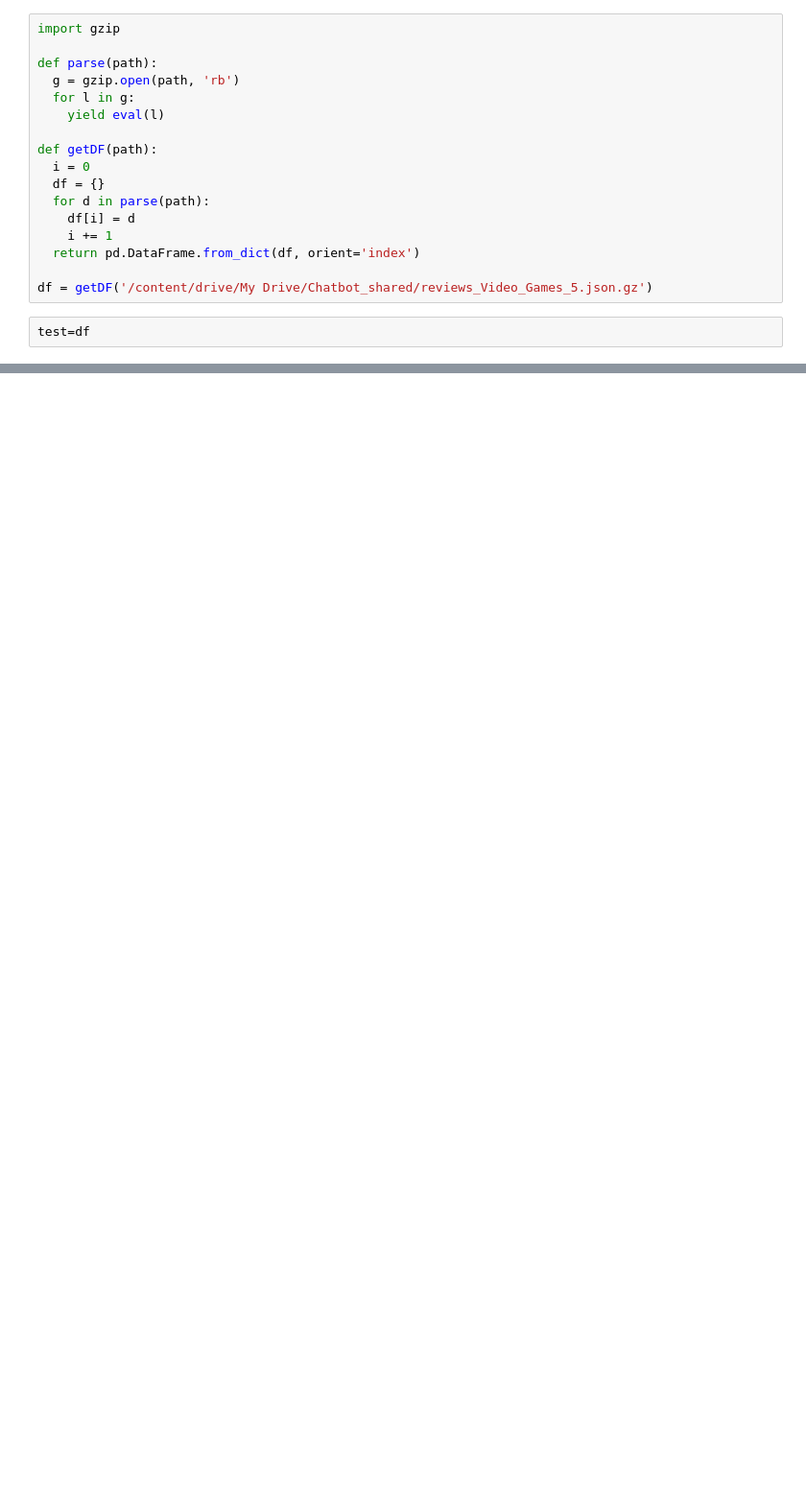
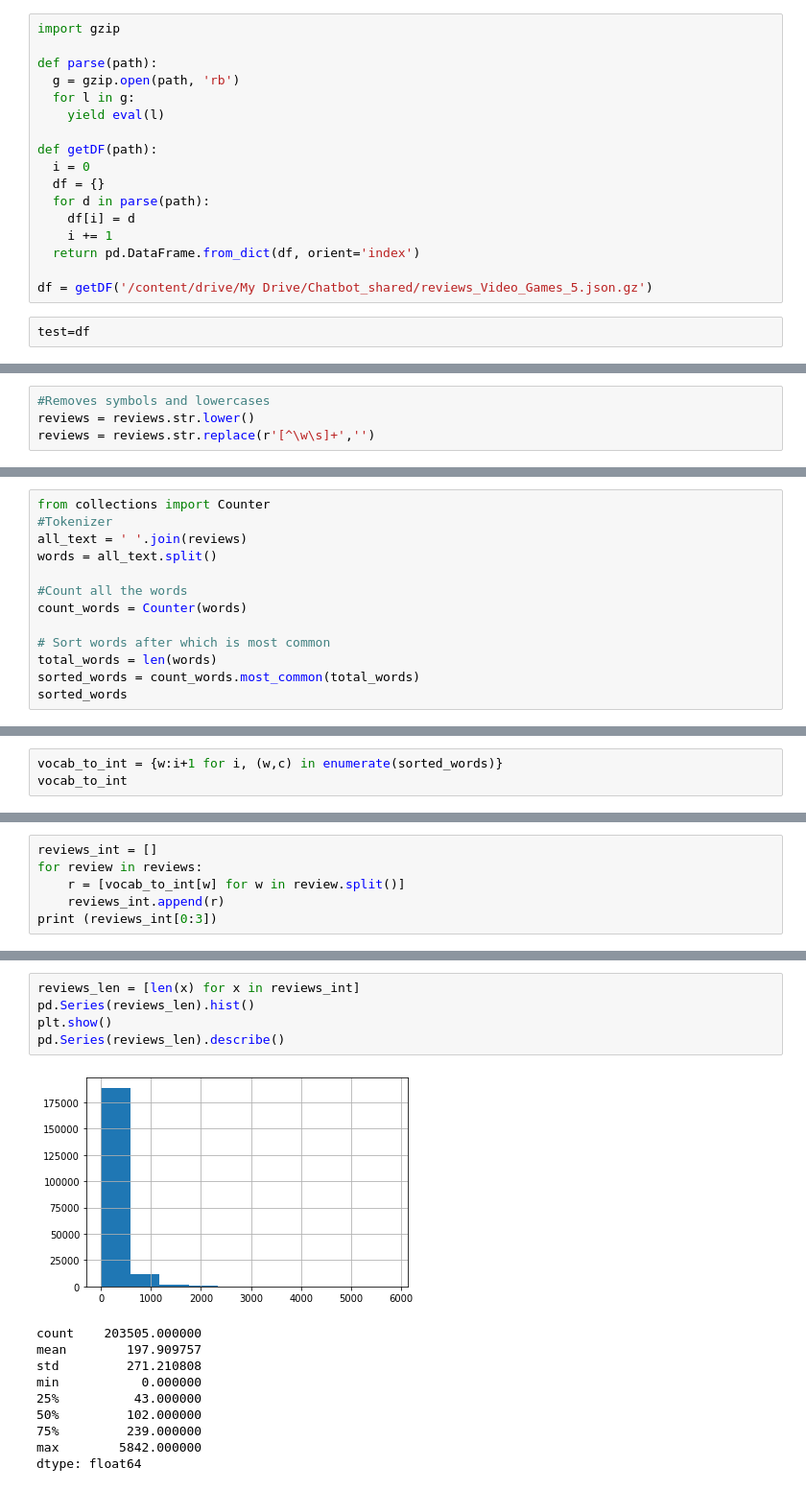
Before and after one commit to adsamaz/Chattbot, a Jupyter notebook: chatbot.ipynb, the cells around one changed output, grey strips where cells are left out. Shown: that part at 96% size. Saved outputs shown, nothing was run; the diff lists cells and outputs as text; blank space fills up the shorter version.

```diff
--- a/chatbot.ipynb
+++ b/chatbot.ipynb
@@ -244,0 +257,4 @@ test.get(['reviewText','overall'])
+# %%
+#Removes symbols and lowercases
+reviews = reviews.str.lower()
+reviews = reviews.str.replace(r'[^\w\s]+','')
@@ -244,0 +274,13 @@ test.get(['reviewText','overall'])
+# %%
+from collections import Counter
+#Tokenizer
+all_text = ' '.join(reviews)
+words = all_text.split()
+
+#Count all the words
+count_words = Counter(words)
+
+# Sort words after which is most common
+total_words = len(words)
+sorted_words = count_words.most_common(total_words)
+sorted_words
@@ -244,0 +305,3 @@ test.get(['reviewText','overall'])
+# %%
+vocab_to_int = {w:i+1 for i, (w,c) in enumerate(sorted_words)}
+vocab_to_int
@@ -244,0 +326,6 @@ test.get(['reviewText','overall'])
+# %%
+reviews_int = []
+for review in reviews:
+    r = [vocab_to_int[w] for w in review.split()]
+    reviews_int.append(r)
+print (reviews_int[0:3])
@@ -244,0 +339,16 @@ test.get(['reviewText','overall'])
+# %%
+reviews_len = [len(x) for x in reviews_int]
+pd.Series(reviews_len).hist()
+plt.show()
+pd.Series(reviews_len).describe()
+# %% [output]
+[figure, added]
+count    203505.000000
+mean        197.909757
+std         271.210808
+min           0.000000
+25%          43.000000
+50%         102.000000
+75%         239.000000
+max        5842.000000
+dtype: float64
```
Also changed, not shown: parts of 16 cells of this notebook.
